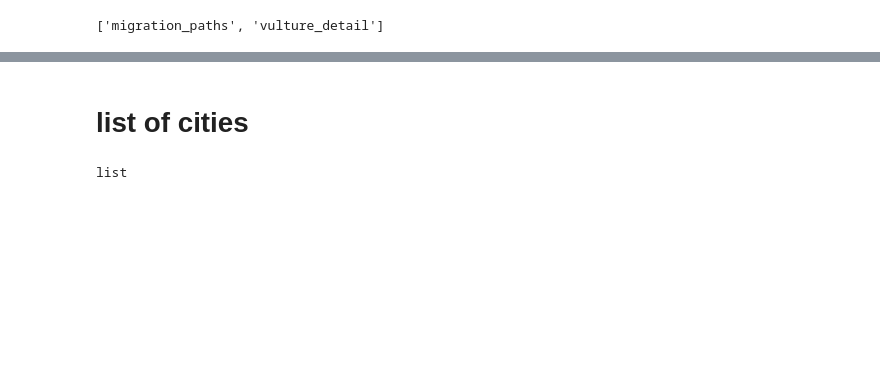
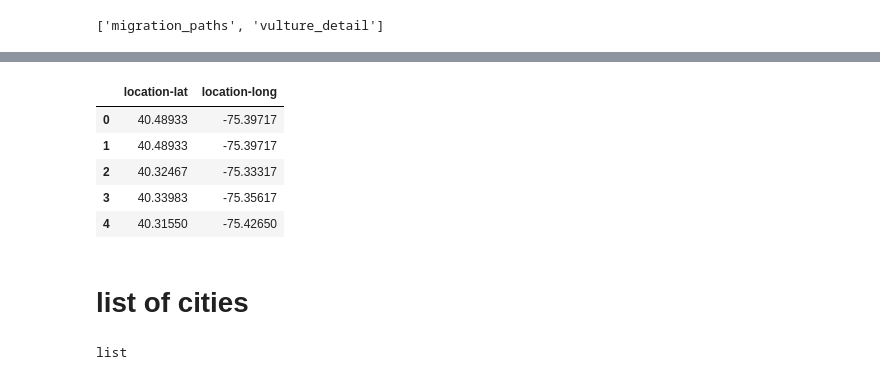
Before and after one commit to sunshineaqu/Turkey-Vulture-Migration, a Jupyter notebook: vulture_etl_cities.ipynb, the cells around one changed output, grey strips where cells are left out. Drawn from its saved outputs; the diff is of its cells as text; code cells hidden in the pictures; blank space fills up the shorter version.

```diff
--- a/vulture_etl_cities.ipynb
+++ b/vulture_etl_cities.ipynb
@@ -235,2 +237,12 @@ NameError: name 'migration_paths' is not defined
+# %%
+vulture_city = new_vulture_data_df[['location-lat', 'location-long']]
+vulture_city.head()
+# %% [output]
+|  | location-lat | location-long |
+| 0 | 40.48933 | -75.39717 |
+| 1 | 40.48933 | -75.39717 |
+| 2 | 40.32467 | -75.33317 |
+| 3 | 40.33983 | -75.35617 |
+| 4 | 40.31550 | -75.42650 |
 # %% [markdown]
 # list of cities
```
Also changed, not shown: parts of 24 cells of this notebook, 4 other files.
